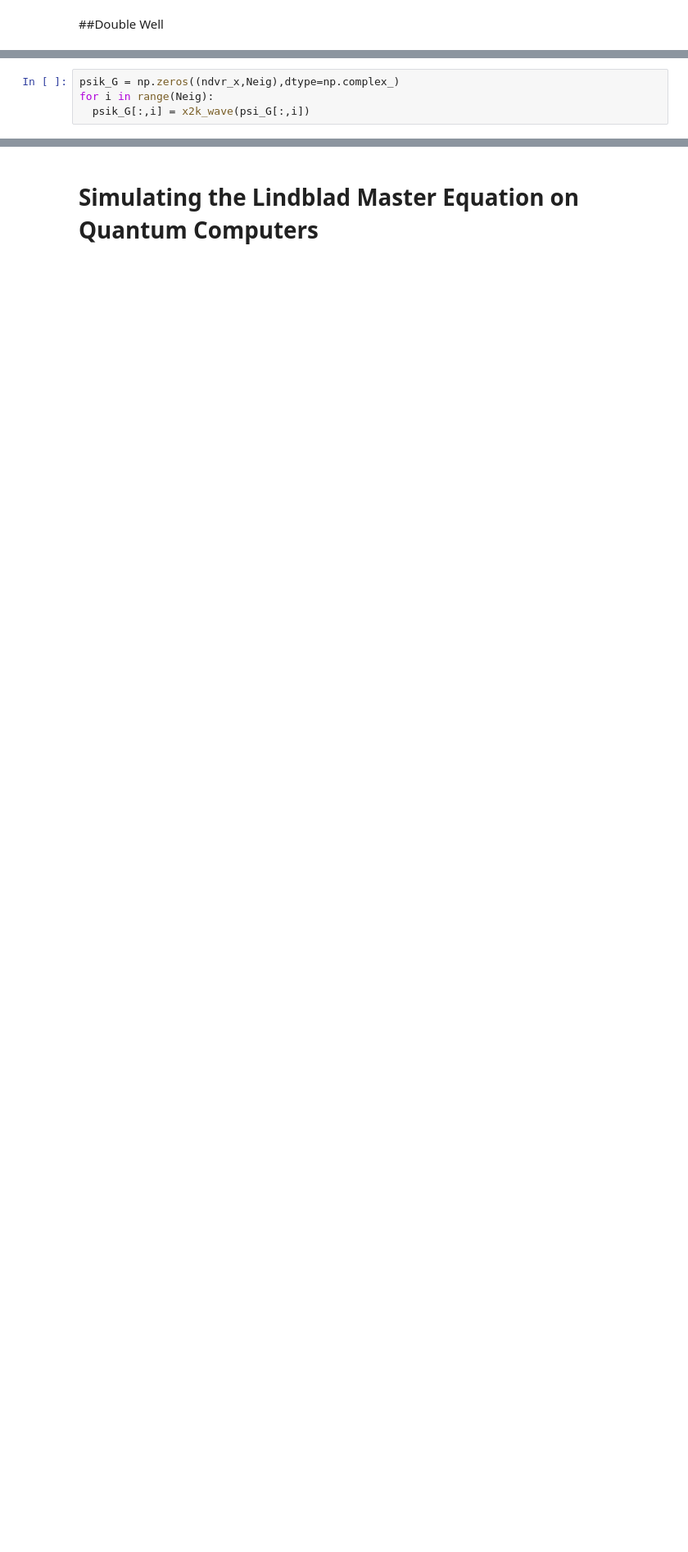
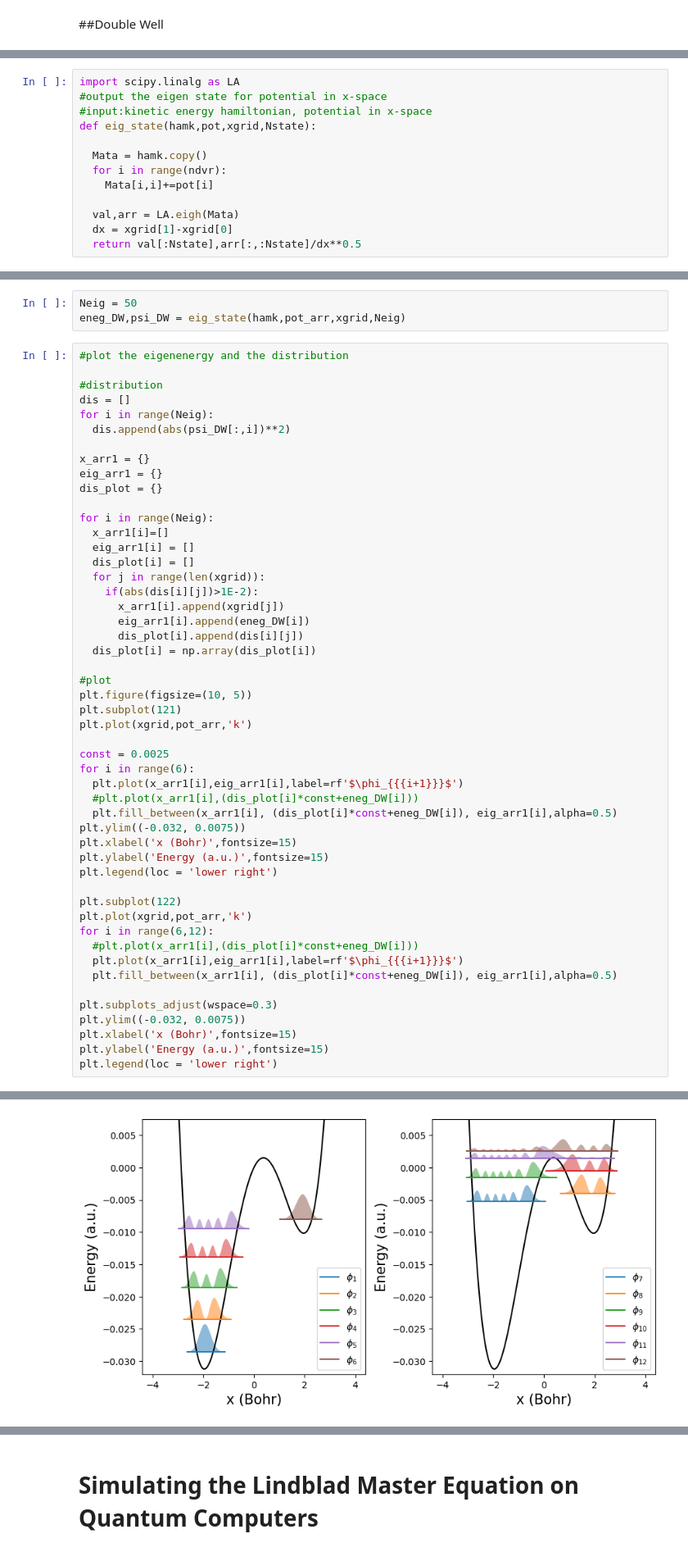
Before and after one commit to CQDMQD/Quantum-Dynamics-Tutorials, a Jupyter notebook: Part_II_OpenSystem.ipynb, the cells around one changed output, grey strips where cells are left out. Shown at 82% size. Cells and saved outputs as stored; diff of their text form; blank space fills up the shorter version.

```diff
--- a/Part_II_OpenSystem.ipynb
+++ b/Part_II_OpenSystem.ipynb
@@ -694,4 +283,0 @@ plt.plot(xgrid,psi_G[:,5])
-# %%
-psik_G = np.zeros((ndvr_x,Neig),dtype=np.complex_)
-for i in range(Neig):
-  psik_G[:,i] = x2k_wave(psi_G[:,i])
@@ -843,0 +323,13 @@ plt.legend(loc = 'upper right')
+# %%
+import scipy.linalg as LA
+#output the eigen state for potential in x-space
+#input:kinetic energy hamiltonian, potential in x-space
+def eig_state(hamk,pot,xgrid,Nstate):
+
+  Mata = hamk.copy()
+  for i in range(ndvr):
+    Mata[i,i]+=pot[i]
+
+  val,arr = LA.eigh(Mata)
+  dx = xgrid[1]-xgrid[0]
+  return val[:Nstate],arr[:,:Nstate]/dx**0.5
@@ -843,0 +364,54 @@ plt.legend(loc = 'upper right')
+# %%
+Neig = 50
+eneg_DW,psi_DW = eig_state(hamk,pot_arr,xgrid,Neig)
+# %%
+#plot the eigenenergy and the distribution
+
+#distribution
+dis = []
+for i in range(Neig):
+  dis.append(abs(psi_DW[:,i])**2)
+
+x_arr1 = {}
+eig_arr1 = {}
+dis_plot = {}
+
+for i in range(Neig):
+  x_arr1[i]=[]
+  eig_arr1[i] = []
+  dis_plot[i] = []
+  for j in range(len(xgrid)):
+    if(abs(dis[i][j])>1E-2):
+      x_arr1[i].append(xgrid[j])
+      eig_arr1[i].append(eneg_DW[i])
+      dis_plot[i].append(dis[i][j])
+  dis_plot[i] = np.array(dis_plot[i])
+
+#plot
+plt.figure(figsize=(10, 5))
+plt.subplot(121)
+plt.plot(xgrid,pot_arr,'k')
+
+const = 0.0025
+for i in range(6):
+  plt.plot(x_arr1[i],eig_arr1[i],label=rf'$\phi_{{{i+1}}}$')
+  #plt.plot(x_arr1[i],(dis_plot[i]*const+eneg_DW[i]))
+  plt.fill_between(x_arr1[i], (dis_plot[i]*const+eneg_DW[i]), eig_arr1[i],alpha=0.5)
+plt.ylim((-0.032, 0.0075))
+plt.xlabel('x (Bohr)',fontsize=15)
+plt.ylabel('Energy (a.u.)',fontsize=15)
+plt.legend(loc = 'lower right')
+
+plt.subplot(122)
+plt.plot(xgrid,pot_arr,'k')
+for i in range(6,12):
+  #plt.plot(x_arr1[i],(dis_plot[i]*const+eneg_DW[i]))
+  plt.plot(x_arr1[i],eig_arr1[i],label=rf'$\phi_{{{i+1}}}$')
+  plt.fill_between(x_arr1[i], (dis_plot[i]*const+eneg_DW[i]), eig_arr1[i],alpha=0.5)
+
+plt.subplots_adjust(wspace=0.3)
+plt.ylim((-0.032, 0.0075))
+plt.xlabel('x (Bohr)',fontsize=15)
+plt.ylabel('Energy (a.u.)',fontsize=15)
+plt.legend(loc = 'lower right')
+# %% [output]
@@ -843,0 +419 @@ plt.legend(loc = 'upper right')
+[figure, added]
```
Also changed, not shown: parts of 84 cells of this notebook.
